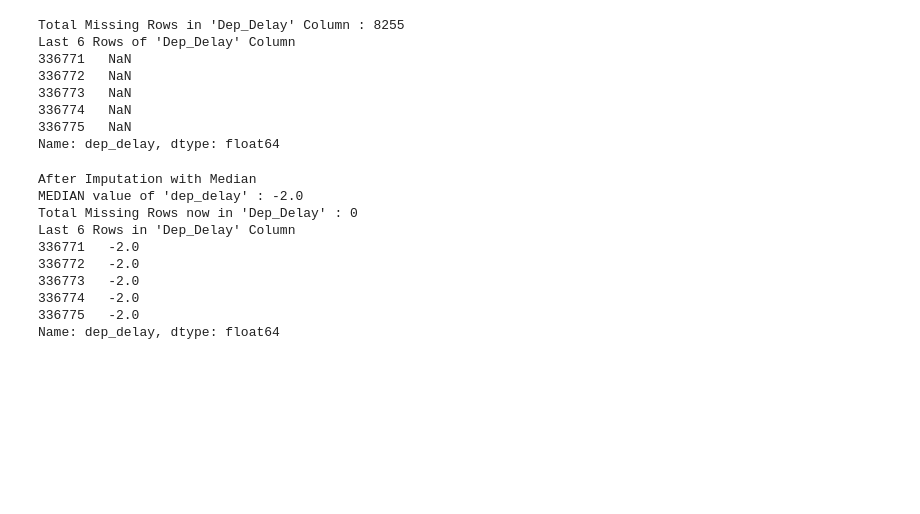
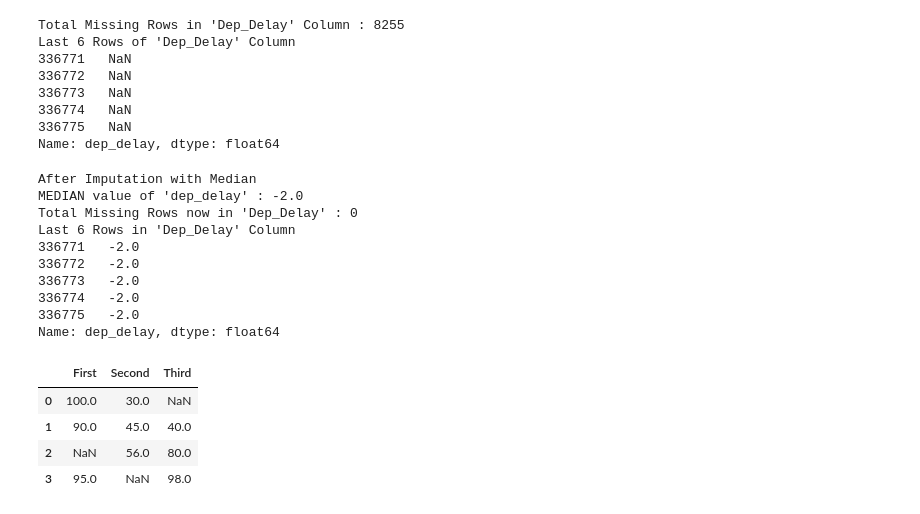
Before and after one commit to sandipanpaul21/Machine-Learning-in-Python-Code, a Jupyter notebook: 04_Outliers_&_Missing_Values.ipynb, the cells around one changed output. Saved outputs shown, nothing was run; the diff lists cells and outputs as text; code cells hidden in the pictures; blank space fills up the shorter version.

```diff
--- a/04_Outliers_&_Missing_Values.ipynb
+++ b/04_Outliers_&_Missing_Values.ipynb
@@ -327,0 +360,17 @@ Name: dep_delay, dtype: float64
+# %%
+# KNN Imputation
+
+# First create a small dataframe with missing values in it
+dict = {'First':[100, 90, np.nan, 95],
+        'Second': [30, 45, 56, np.nan],
+        'Third':[np.nan, 40, 80, 98]}
+
+# Creating a dataframe from list
+df = pd.DataFrame(dict)
+df
+# %% [output]
+|  | First | Second | Third |
+| 0 | 100.0 | 30.0 | NaN |
+| 1 | 90.0 | 45.0 | 40.0 |
+| 2 | NaN | 56.0 | 80.0 |
+| 3 | 95.0 | NaN | 98.0 |
```
Also changed, not shown: parts of 10 cells of this notebook.
